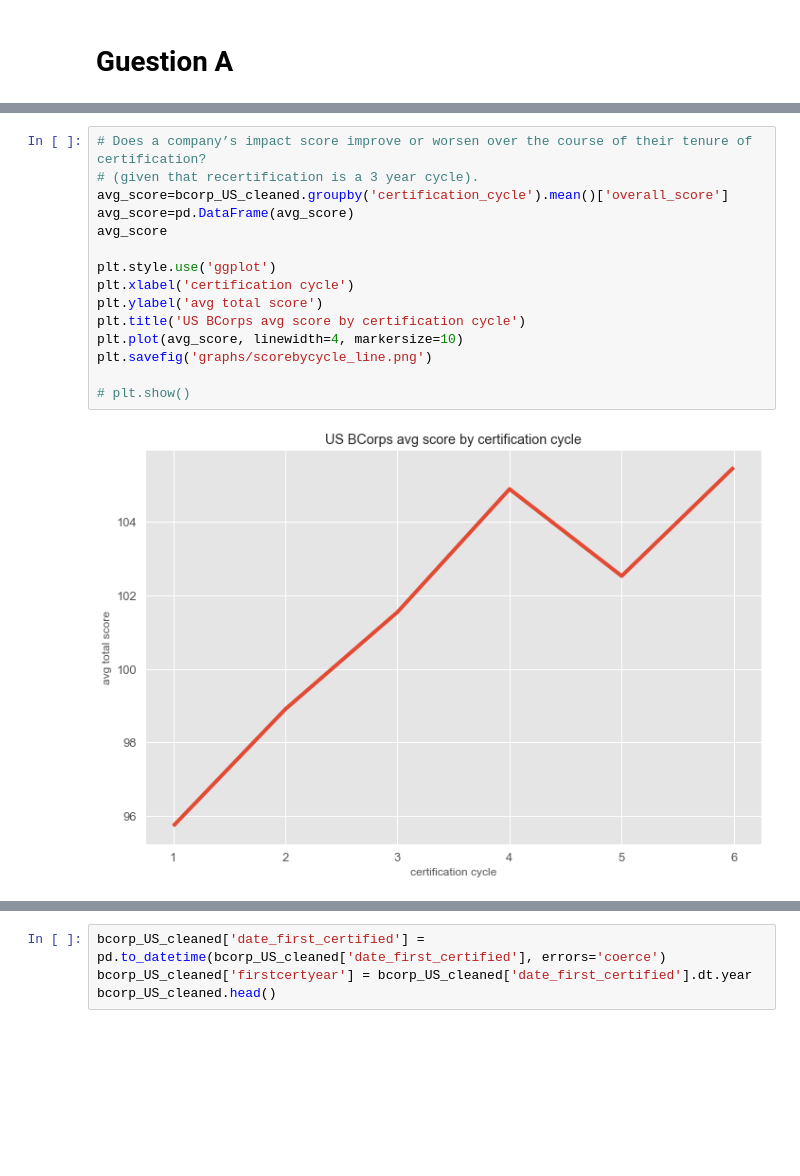
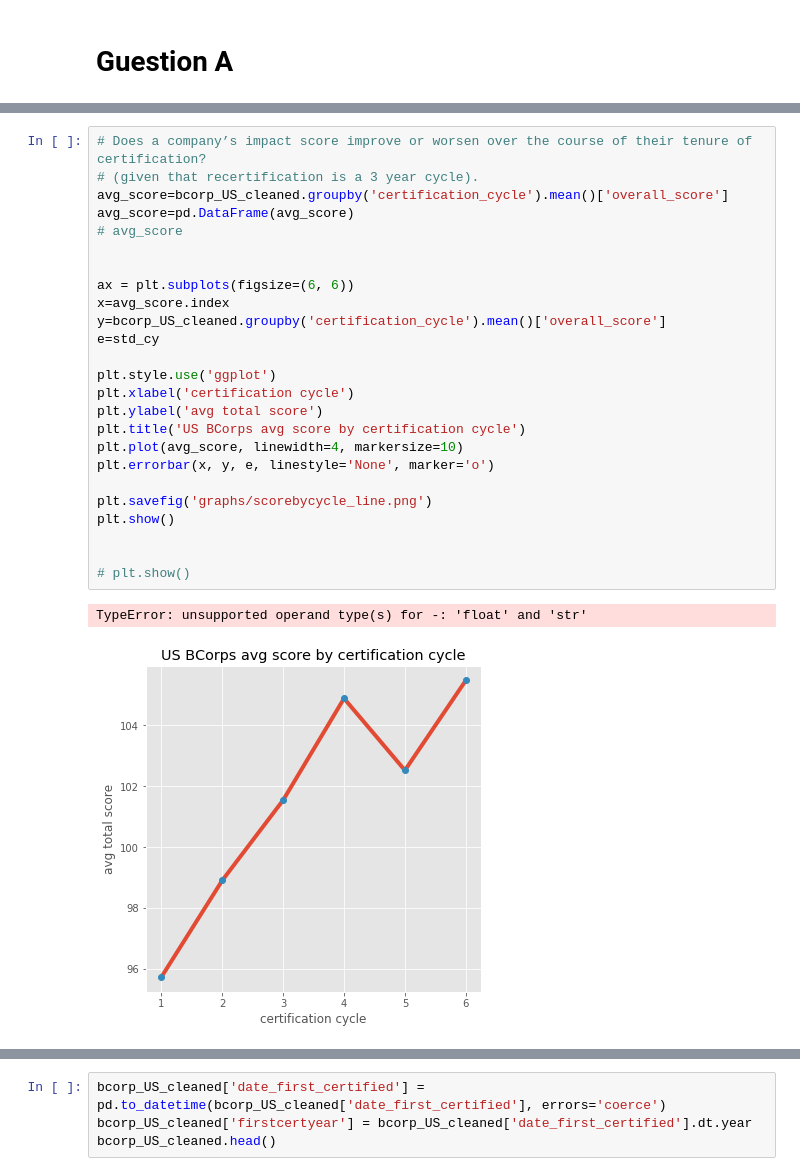
Before and after one commit to faithlierheimer/BCorpsAnalysis, a Jupyter notebook: Nathan _Scratch Work--BCorps.ipynb, the cells around one changed output, grey strips where cells are left out. Cells and saved outputs as stored; diff of their text form; blank space fills up the shorter version.

Commit message:
changed chart axis for avg_by_date also added error bars and std

```diff
--- a/Nathan _Scratch Work--BCorps.ipynb
+++ b/Nathan _Scratch Work--BCorps.ipynb
@@ -66,18 +80,29 @@ print(plt.style.available)
 # %%
 # Does a company’s impact score improve or worsen over the course of their tenure of certification?
 # (given that recertification is a 3 year cycle).
 avg_score=bcorp_US_cleaned.groupby('certification_cycle').mean()['overall_score']
 avg_score=pd.DataFrame(avg_score)
-avg_score
+# avg_score
+
+
+ax = plt.subplots(figsize=(6, 6))
+x=avg_score.index
+y=bcorp_US_cleaned.groupby('certification_cycle').mean()['overall_score']
+e=std_cy
 
 plt.style.use('ggplot')
 plt.xlabel('certification cycle')
 plt.ylabel('avg total score')
 plt.title('US BCorps avg score by certification cycle')
 plt.plot(avg_score, linewidth=4, markersize=10)
+plt.errorbar(x, y, e, linestyle='None', marker='o')
+
 plt.savefig('graphs/scorebycycle_line.png')
+plt.show()
+
 
 # plt.show()
 # %% [output]
+TypeError: unsupported operand type(s) for -: 'float' and 'str'
-[figure, old version]
+[figure, new version]
 # %%
```
Also changed, not shown: parts of 2 cells of this notebook, 3 other files.
